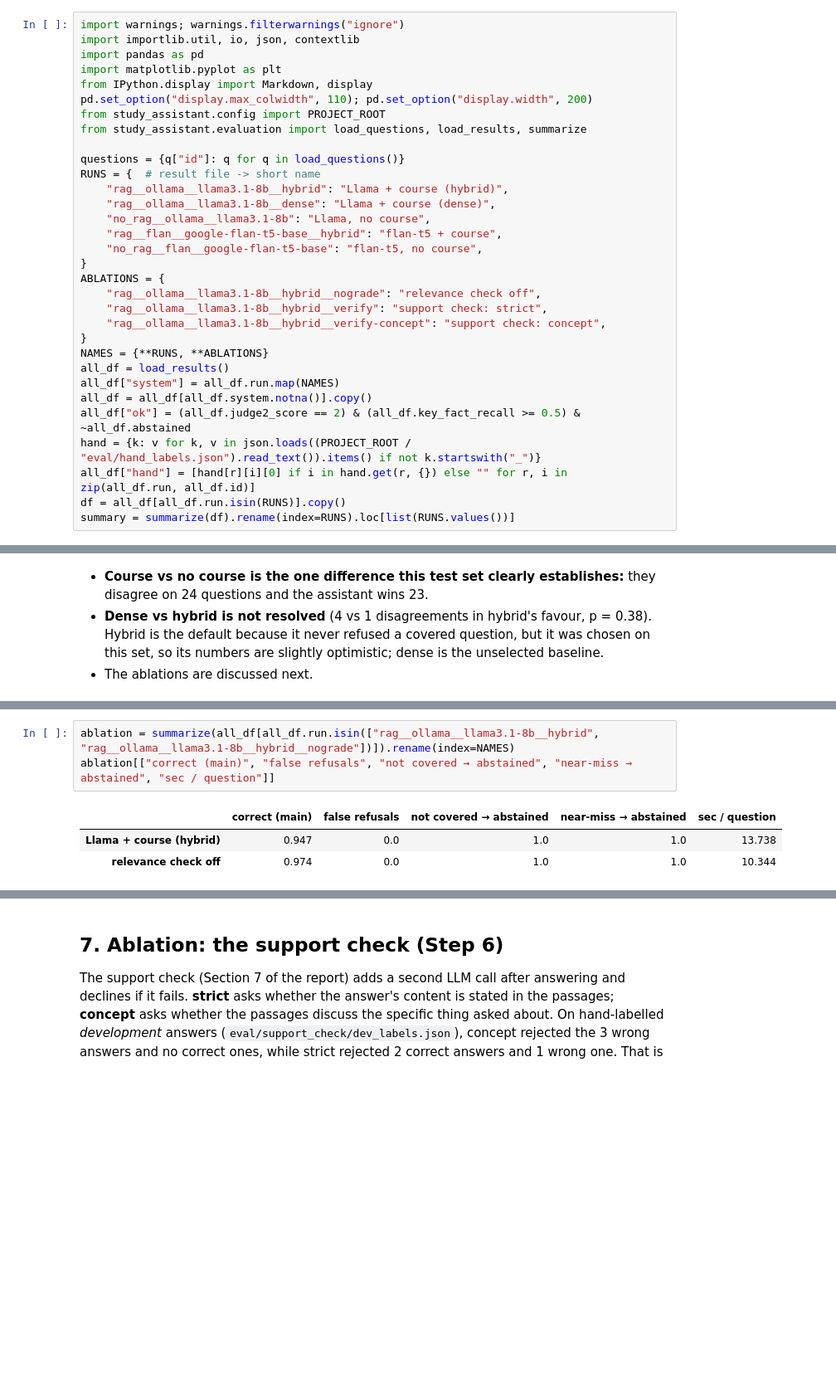
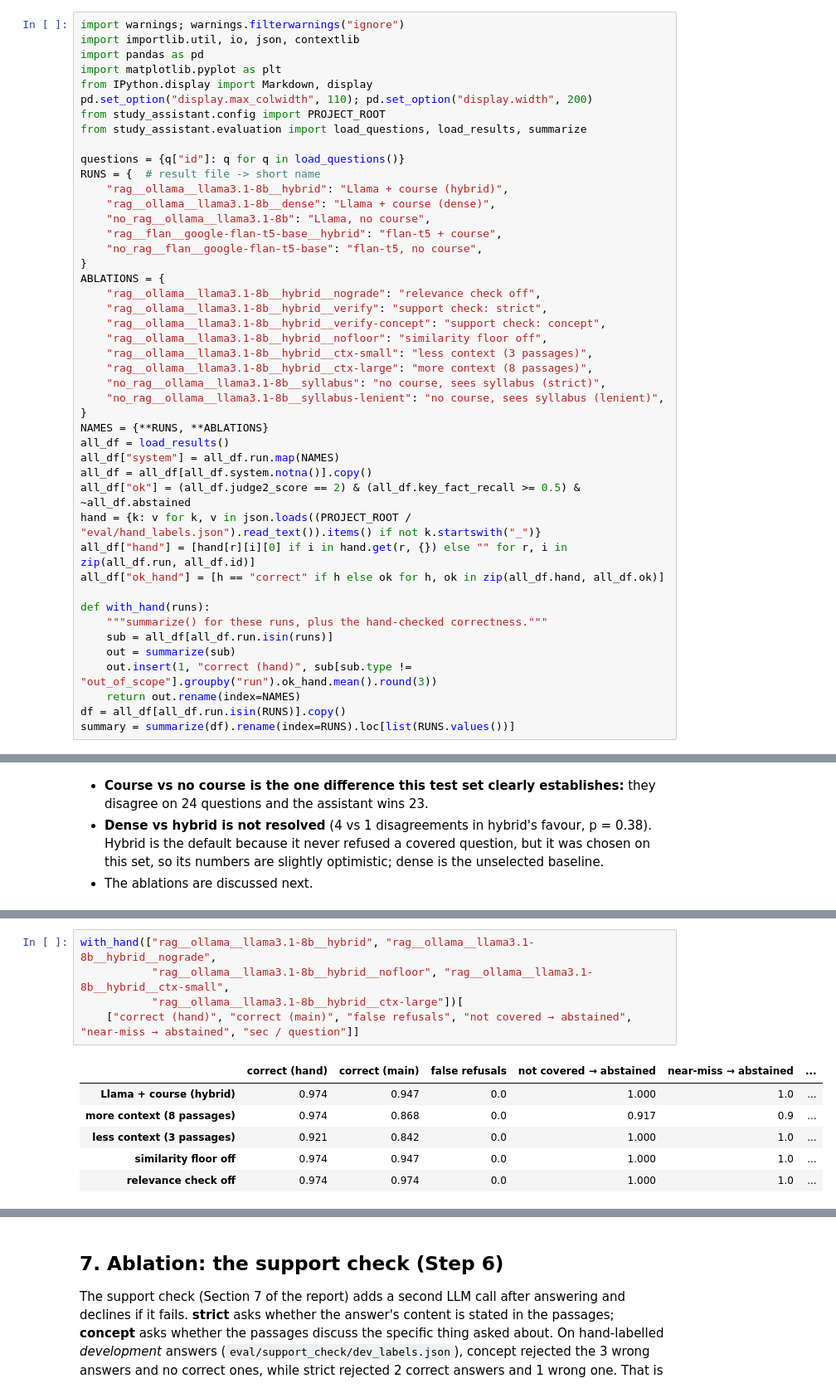
Before and after one commit to SowrisKumar/course-study-assistant, a Jupyter notebook: notebooks/05_evaluation.ipynb, the cells around one changed output, grey strips where cells are left out. Shown at 83% size. Saved outputs shown, nothing was run; the diff lists cells and outputs as text; blank space fills up the shorter version.

```diff
--- a/notebooks/05_evaluation.ipynb
+++ b/notebooks/05_evaluation.ipynb
@@ -36,6 +36,11 @@ ABLATIONS = {
     "rag__ollama__llama3.1-8b__hybrid__nograde": "relevance check off",
     "rag__ollama__llama3.1-8b__hybrid__verify": "support check: strict",
     "rag__ollama__llama3.1-8b__hybrid__verify-concept": "support check: concept",
+    "rag__ollama__llama3.1-8b__hybrid__nofloor": "similarity floor off",
+    "rag__ollama__llama3.1-8b__hybrid__ctx-small": "less context (3 passages)",
+    "rag__ollama__llama3.1-8b__hybrid__ctx-large": "more context (8 passages)",
+    "no_rag__ollama__llama3.1-8b__syllabus": "no course, sees syllabus (strict)",
+    "no_rag__ollama__llama3.1-8b__syllabus-lenient": "no course, sees syllabus (lenient)",
 }
 NAMES = {**RUNS, **ABLATIONS}
 all_df = load_results()
@@ -44,6 +49,14 @@ all_df = all_df[all_df.system.notna()].copy()
 all_df["ok"] = (all_df.judge2_score == 2) & (all_df.key_fact_recall >= 0.5) & ~all_df.abstained
 hand = {k: v for k, v in json.loads((PROJECT_ROOT / "eval/hand_labels.json").read_text()).items() if not k.startswith("_")}
 all_df["hand"] = [hand[r][i][0] if i in hand.get(r, {}) else "" for r, i in zip(all_df.run, all_df.id)]
+all_df["ok_hand"] = [h == "correct" if h else ok for h, ok in zip(all_df.hand, all_df.ok)]
+
+def with_hand(runs):
+    """summarize() for these runs, plus the hand-checked correctness."""
+    sub = all_df[all_df.run.isin(runs)]
+    out = summarize(sub)
+    out.insert(1, "correct (hand)", sub[sub.type != "out_of_scope"].groupby("run").ok_hand.mean().round(3))
+    return out.rename(index=NAMES)
 df = all_df[all_df.run.isin(RUNS)].copy()
 summary = summarize(df).rename(index=RUNS).loc[list(RUNS.values())]
 # %% [markdown]
@@ -340,7 +385,12 @@ Turning the check off (`--grading none`):
 # %%
-ablation = summarize(all_df[all_df.run.isin(["rag__ollama__llama3.1-8b__hybrid", "rag__ollama__llama3.1-8b__hybrid__nograde"])]).rename(index=NAMES)
-ablation[["correct (main)", "false refusals", "not covered → abstained", "near-miss → abstained", "sec / question"]]
+with_hand(["rag__ollama__llama3.1-8b__hybrid", "rag__ollama__llama3.1-8b__hybrid__nograde",
+           "rag__ollama__llama3.1-8b__hybrid__nofloor", "rag__ollama__llama3.1-8b__hybrid__ctx-small",
+           "rag__ollama__llama3.1-8b__hybrid__ctx-large"])[
+    ["correct (hand)", "correct (main)", "false refusals", "not covered → abstained", "near-miss → abstained", "sec / question"]]
 # %% [output]
-|  | correct (main) | false refusals | not covered → abstained | near-miss → abstained | sec / question |
-| Llama + course (hybrid) | 0.947 | 0.0 | 1.0 | 1.0 | 13.738 |
-| relevance check off | 0.974 | 0.0 | 1.0 | 1.0 | 10.344 |
+|  | correct (hand) | correct (main) | false refusals | not covered → abstained | near-miss → abstained | ... |
+| Llama + course (hybrid) | 0.974 | 0.947 | 0.0 | 1.000 | 1.0 | ... |
+| more context (8 passages) | 0.974 | 0.868 | 0.0 | 0.917 | 0.9 | ... |
+| less context (3 passages) | 0.921 | 0.842 | 0.0 | 1.000 | 1.0 | ... |
+| similarity floor off | 0.974 | 0.947 | 0.0 | 1.000 | 1.0 | ... |
+| relevance check off | 0.974 | 0.974 | 0.0 | 1.000 | 1.0 | ... |
```
Also changed, not shown: parts of 17 cells of this notebook, 8 other files.
